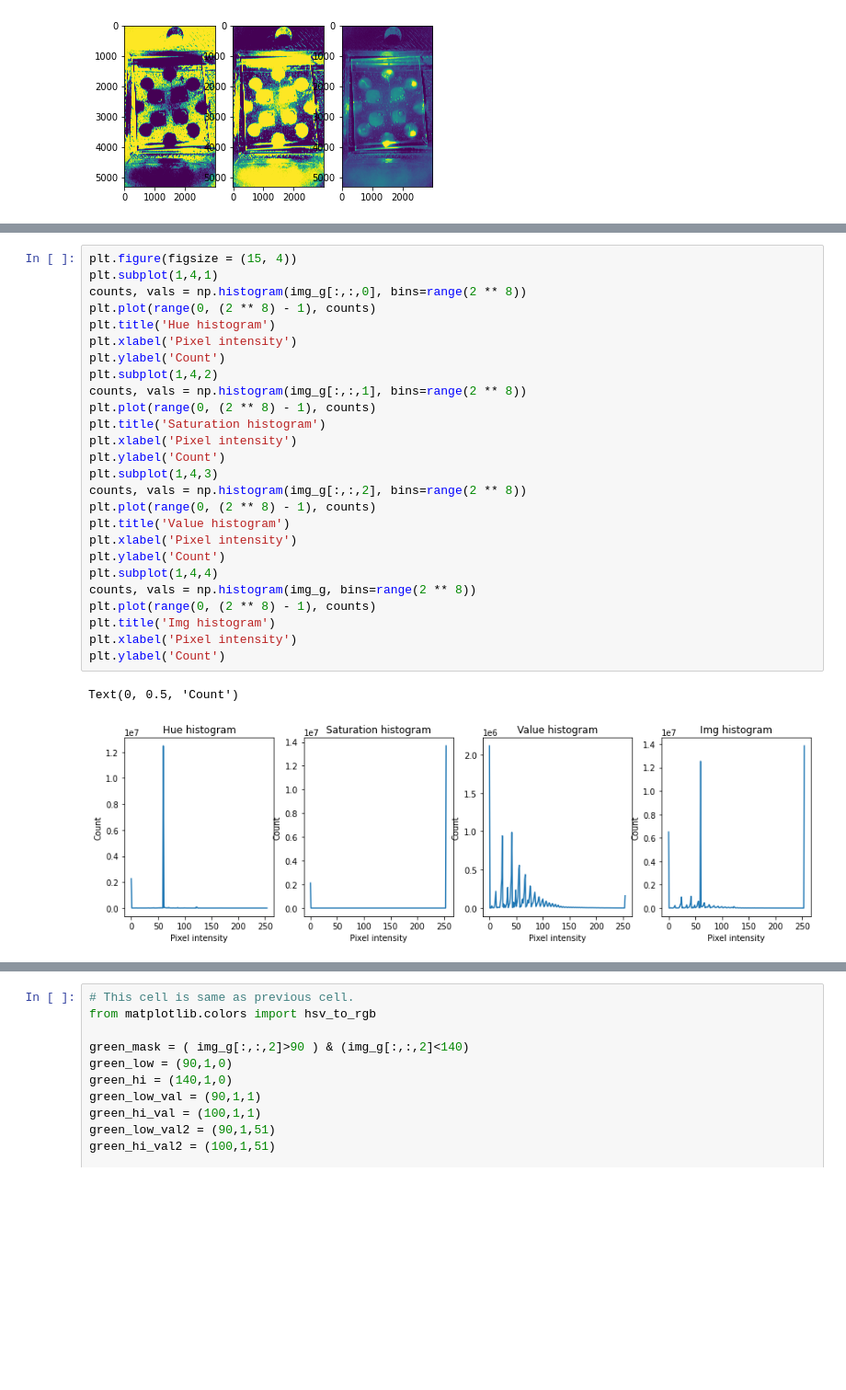
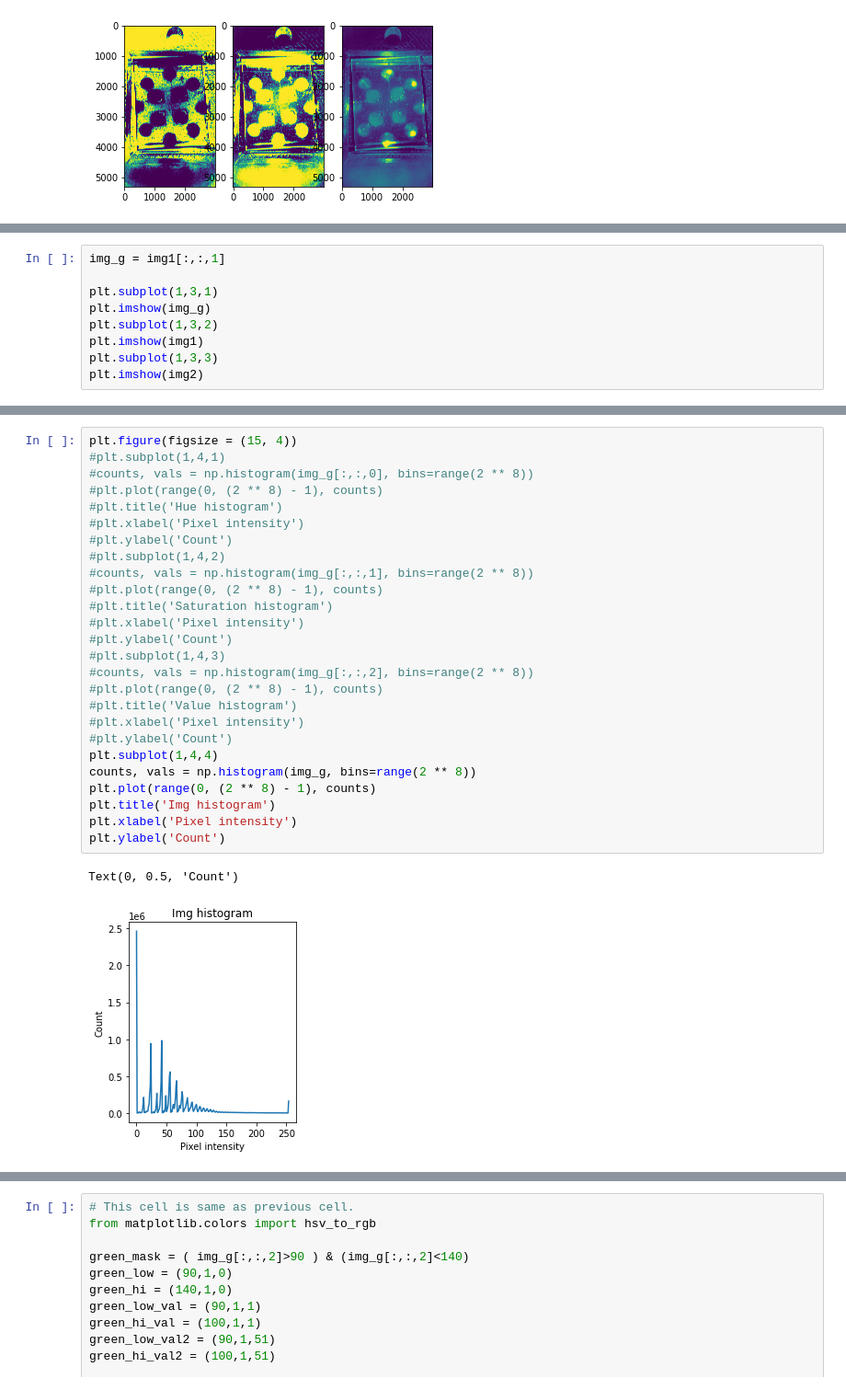
Before and after one commit to ncsu-landscape-dynamics/LAMP_assay_automation, a Jupyter notebook: hybridPyTorchImSeg.ipynb, the cells around one changed output, grey strips where cells are left out. Shown at 92% size. Saved outputs shown, nothing was run; the diff lists cells and outputs as text; blank space fills up the shorter version.

```diff
--- a/hybridPyTorchImSeg.ipynb
+++ b/hybridPyTorchImSeg.ipynb
@@ -79,0 +86,9 @@ img_g.shape
+# %%
+img_g = img1[:,:,1]
+
+plt.subplot(1,3,1)
+plt.imshow(img_g)
+plt.subplot(1,3,2)
+plt.imshow(img1)
+plt.subplot(1,3,3)
+plt.imshow(img2)
@@ -80,30 +98,30 @@ img_g.shape
 # %%
 plt.figure(figsize = (15, 4))
-plt.subplot(1,4,1)
-counts, vals = np.histogram(img_g[:,:,0], bins=range(2 ** 8))
-plt.plot(range(0, (2 ** 8) - 1), counts)
-plt.title('Hue histogram')
-plt.xlabel('Pixel intensity')
-plt.ylabel('Count')
-plt.subplot(1,4,2)
-counts, vals = np.histogram(img_g[:,:,1], bins=range(2 ** 8))
-plt.plot(range(0, (2 ** 8) - 1), counts)
-plt.title('Saturation histogram')
-plt.xlabel('Pixel intensity')
-plt.ylabel('Count')
-plt.subplot(1,4,3)
-counts, vals = np.histogram(img_g[:,:,2], bins=range(2 ** 8))
-plt.plot(range(0, (2 ** 8) - 1), counts)
-plt.title('Value histogram')
-plt.xlabel('Pixel intensity')
-plt.ylabel('Count')
+#plt.subplot(1,4,1)
+#counts, vals = np.histogram(img_g[:,:,0], bins=range(2 ** 8))
+#plt.plot(range(0, (2 ** 8) - 1), counts)
+#plt.title('Hue histogram')
+#plt.xlabel('Pixel intensity')
+#plt.ylabel('Count')
+#plt.subplot(1,4,2)
+#counts, vals = np.histogram(img_g[:,:,1], bins=range(2 ** 8))
+#plt.plot(range(0, (2 ** 8) - 1), counts)
+#plt.title('Saturation histogram')
+#plt.xlabel('Pixel intensity')
+#plt.ylabel('Count')
+#plt.subplot(1,4,3)
+#counts, vals = np.histogram(img_g[:,:,2], bins=range(2 ** 8))
+#plt.plot(range(0, (2 ** 8) - 1), counts)
+#plt.title('Value histogram')
+#plt.xlabel('Pixel intensity')
+#plt.ylabel('Count')
 plt.subplot(1,4,4)
 counts, vals = np.histogram(img_g, bins=range(2 ** 8))
 plt.plot(range(0, (2 ** 8) - 1), counts)
 plt.title('Img histogram')
 plt.xlabel('Pixel intensity')
 plt.ylabel('Count')
 # %% [output]
 Text(0, 0.5, 'Count')
-[figure, old version]
+[figure, new version]
 # %%
```
Also changed, not shown: parts of 13 cells of this notebook.
